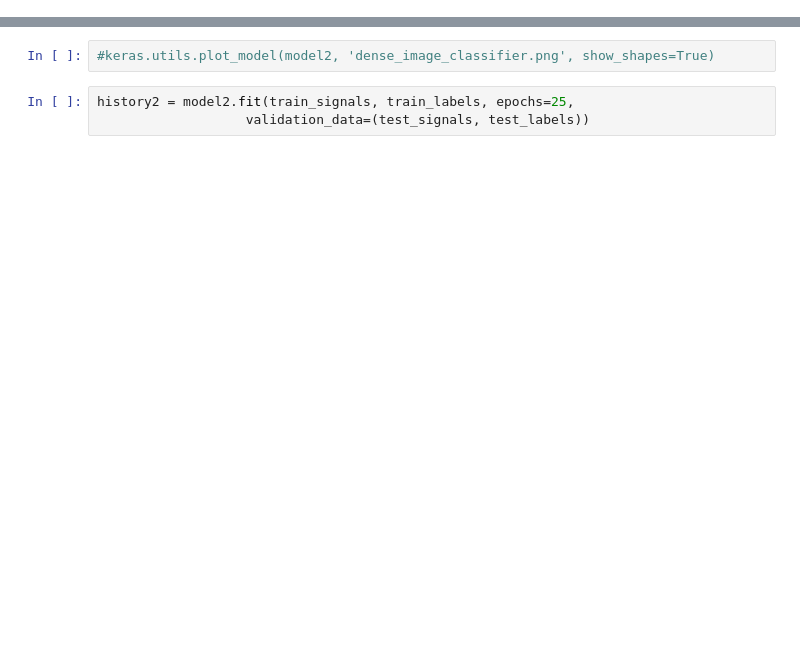
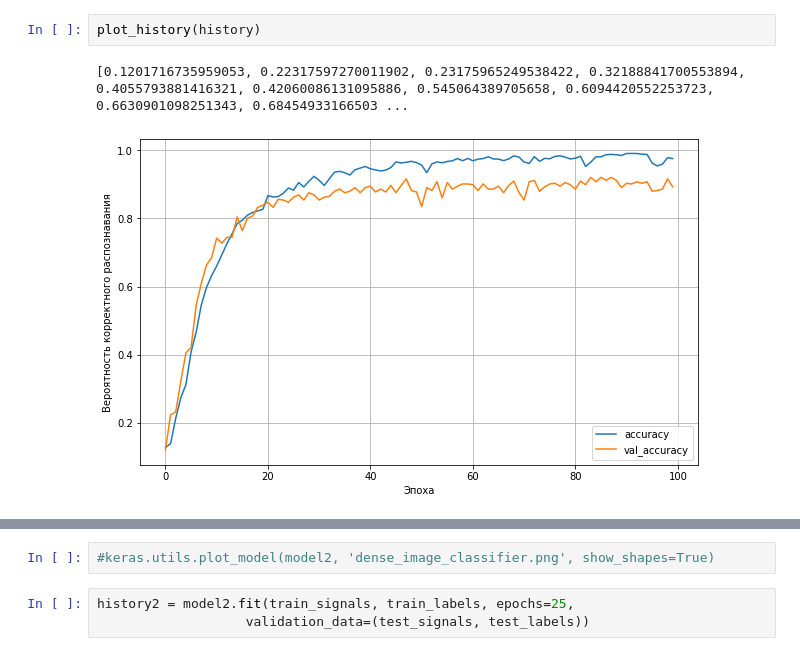
Before and after one commit to vasilevIT/emg-interface, a Jupyter notebook: prefilter_for_EMG_signal.ipynb, the cells around one changed output, grey strips where cells are left out. Cells and saved outputs as stored; diff of their text form; blank space fills up the shorter version.

```diff
--- a/prefilter_for_EMG_signal.ipynb
+++ b/prefilter_for_EMG_signal.ipynb
@@ -209,0 +207,5 @@ keras.utils.plot_model(model, 'dense_image_classifier.png', show_shapes=True)
+# %%
+plot_history(history)
+# %% [output]
+[0.1201716735959053, 0.22317597270011902, 0.23175965249538422, 0.32188841700553894, 0.4055793881416321, 0.42060086131095886, 0.545064389705658, 0.6094420552253723, 0.6630901098251343, 0.68454933166503 ...
+[figure, added]
```
Also changed, not shown: parts of 20 cells of this notebook, 1 other file.
